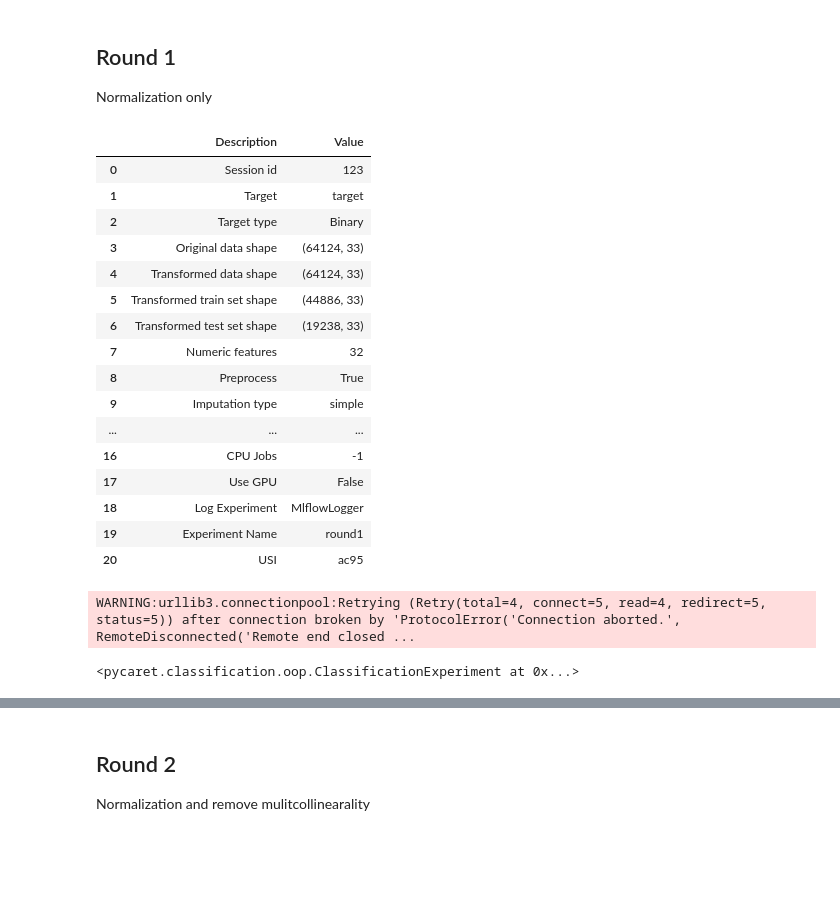
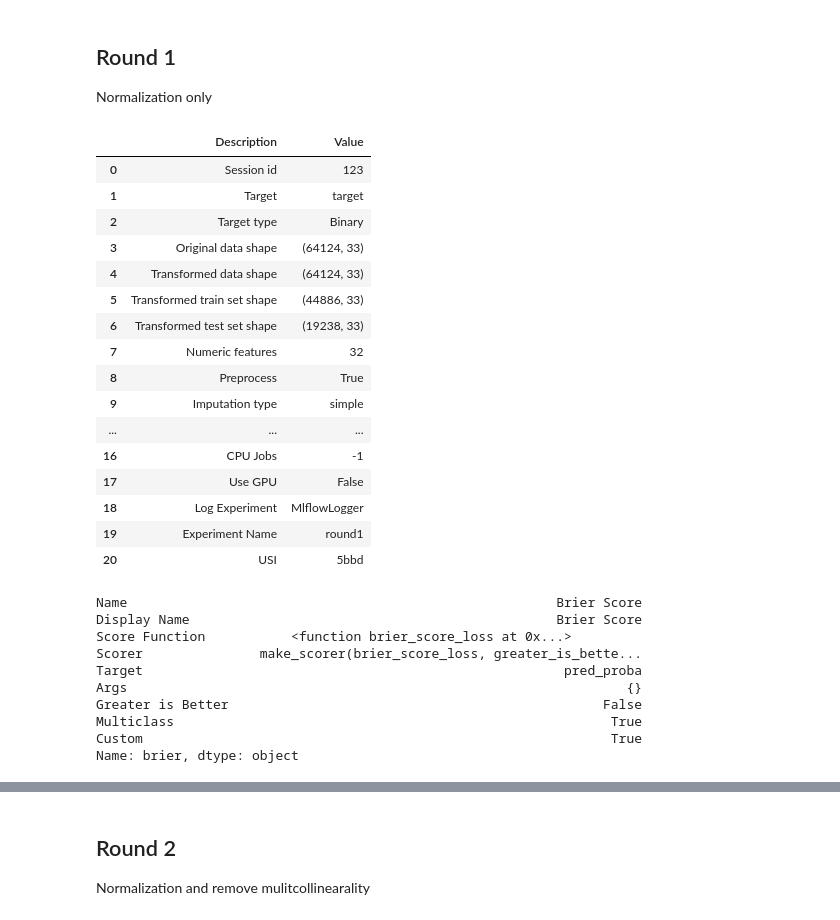
Before and after one commit to tlchampion/mwp_enhanced, a Jupyter notebook: modeling2/2_pycaret_modeling.ipynb, the cells around one changed output, grey strips where cells are left out. Saved outputs shown, nothing was run; the diff lists cells and outputs as text; code cells hidden in the pictures; blank space fills up the shorter version.

```diff
--- a/modeling2/2_pycaret_modeling.ipynb
+++ b/modeling2/2_pycaret_modeling.ipynb
@@ -97,35 +94,44 @@ Normalization only
 # %%
 round1 = ClassificationExperiment()
 round1.setup(X_train ,
              target = y_train.squeeze(),
              session_id = 123,
              fix_imbalance=False,
              normalize=True,
              normalize_method='minmax',
              use_gpu = False,
              log_experiment = True,
              experiment_name = "round1",
              log_plots = True)
+round1.add_metric("brier", "Brier Score", brier_score_loss, greater_is_better = False, target="pred_proba")
 # %% [output]
 |  | Description | Value |
 | 0 | Session id | 123 |
 | 1 | Target | target |
 | 2 | Target type | Binary |
 | 3 | Original data shape | (64124, 33) |
 | 4 | Transformed data shape | (64124, 33) |
 | 5 | Transformed train set shape | (44886, 33) |
 | 6 | Transformed test set shape | (19238, 33) |
 | 7 | Numeric features | 32 |
 | 8 | Preprocess | True |
 | 9 | Imputation type | simple |
 | ... | ... | ... |
 | 16 | CPU Jobs | -1 |
 | 17 | Use GPU | False |
 | 18 | Log Experiment | MlflowLogger |
 | 19 | Experiment Name | round1 |
-| 20 | USI | ac95 |
+| 20 | USI | 5bbd |
-WARNING:urllib3.connectionpool:Retrying (Retry(total=4, connect=5, read=4, redirect=5, status=5)) after connection broken by 'ProtocolError('Connection aborted.', RemoteDisconnected('Remote end closed ...
+Name                                                       Brier Score
+Display Name                                               Brier Score
+Score Function           <function brier_score_loss at 0x...>
+Scorer               make_scorer(brier_score_loss, greater_is_bette...
+Target                                                      pred_proba
+Args                                                                {}
+Greater is Better                                                False
+Multiclass                                                        True
+Custom                                                            True
+Name: brier, dtype: object
-<pycaret.classification.oop.ClassificationExperiment at 0x...>
 # %%
 best1 = round1.compare_models()
 # %% [output]
```
Also changed, not shown: parts of 24 cells of this notebook, 10 other files.
